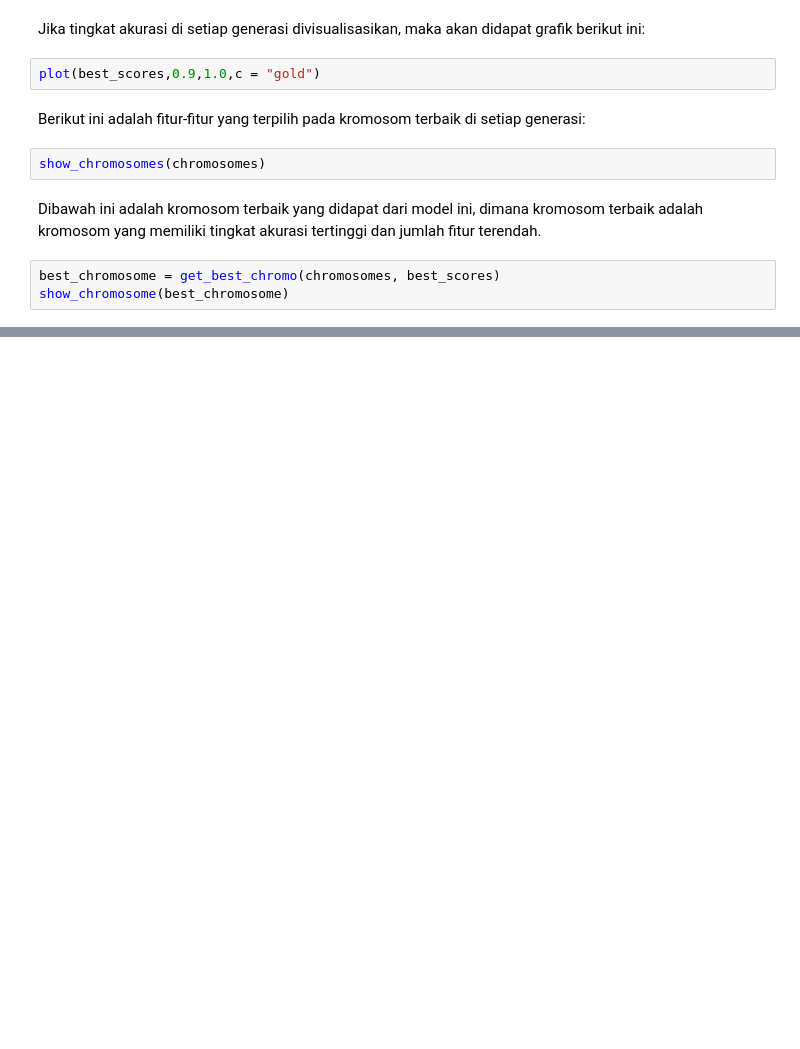
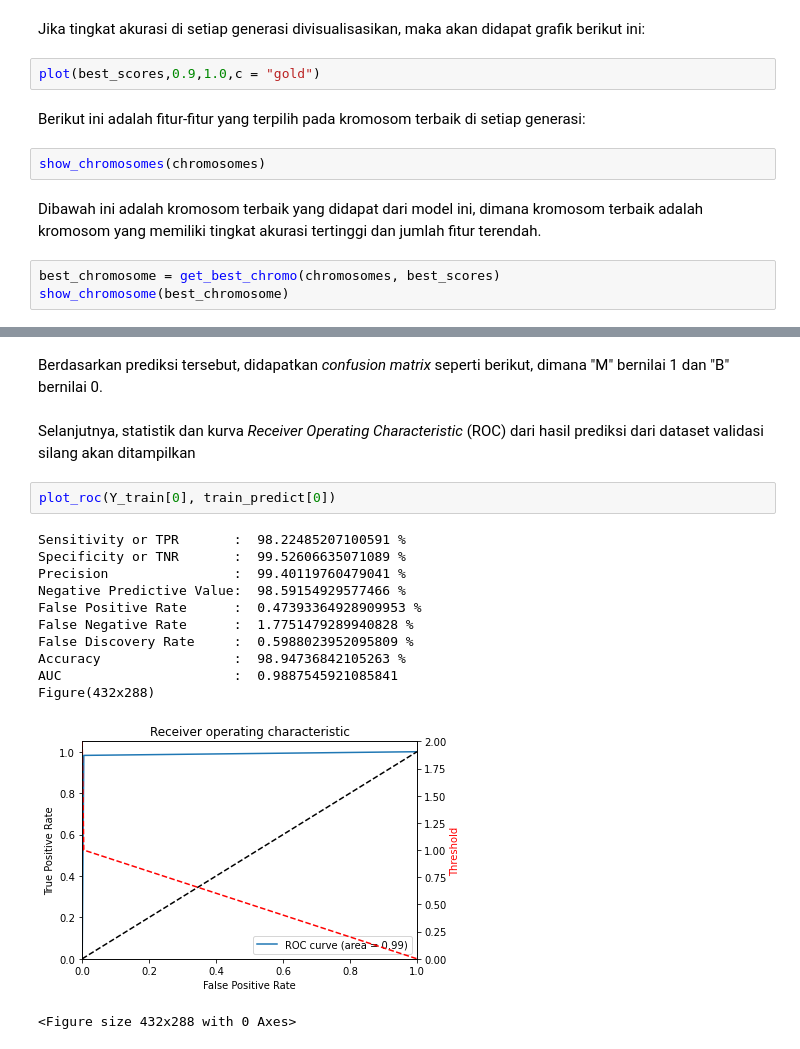
Before and after one commit to wiliamhw/KK-GA-NN, a Jupyter notebook: Neural Network and Genetic Algorithm.ipynb, the cells around one changed output, grey strips where cells are left out. Cells and saved outputs as stored; diff of their text form; blank space fills up the shorter version.

```diff
--- a/Neural Network and Genetic Algorithm.ipynb
+++ b/Neural Network and Genetic Algorithm.ipynb
@@ -484,0 +873,19 @@ show_chromosome(best_chromosome)
+# %% [markdown]
+Berdasarkan prediksi tersebut, didapatkan *confusion matrix* seperti berikut, dimana "M" bernilai 1 dan "B" bernilai 0.
+# %% [markdown]
+Selanjutnya, statistik dan kurva *Receiver Operating Characteristic* (ROC) dari hasil prediksi dari dataset validasi silang akan ditampilkan
+# %%
+plot_roc(Y_train[0], train_predict[0])
+# %% [output]
+Sensitivity or TPR       :  98.22485207100591 %
+Specificity or TNR       :  99.52606635071089 %
+Precision                :  99.40119760479041 %
+Negative Predictive Value:  98.59154929577466 %
+False Positive Rate      :  0.47393364928909953 %
+False Negative Rate      :  1.7751479289940828 %
+False Discovery Rate     :  0.5988023952095809 %
+Accuracy                 :  98.94736842105263 %
+AUC                      :  0.9887545921085841
+Figure(432x288)
+[figure, added]
+<Figure size 432x288 with 0 Axes>
```
Also changed, not shown: parts of 24 cells of this notebook.
